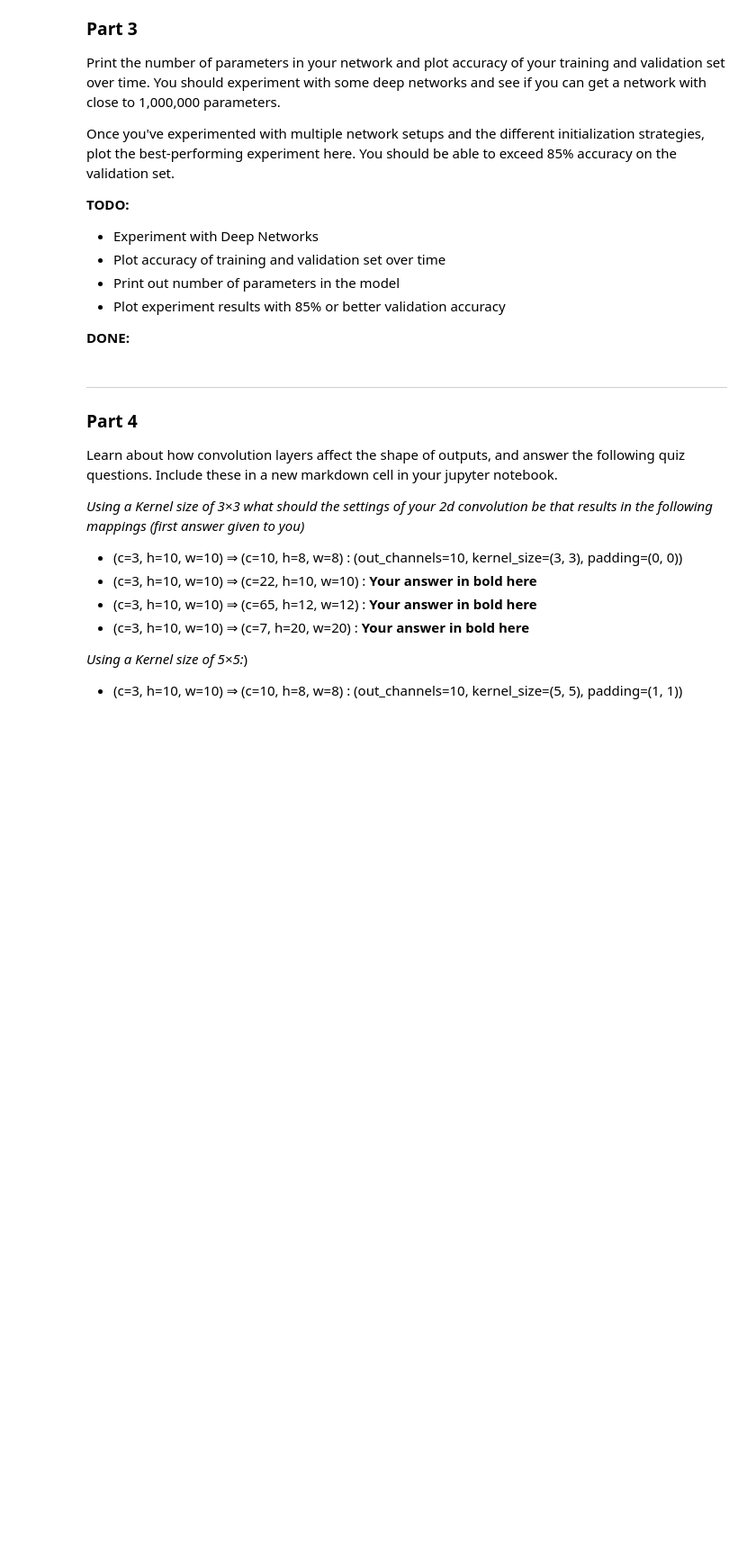
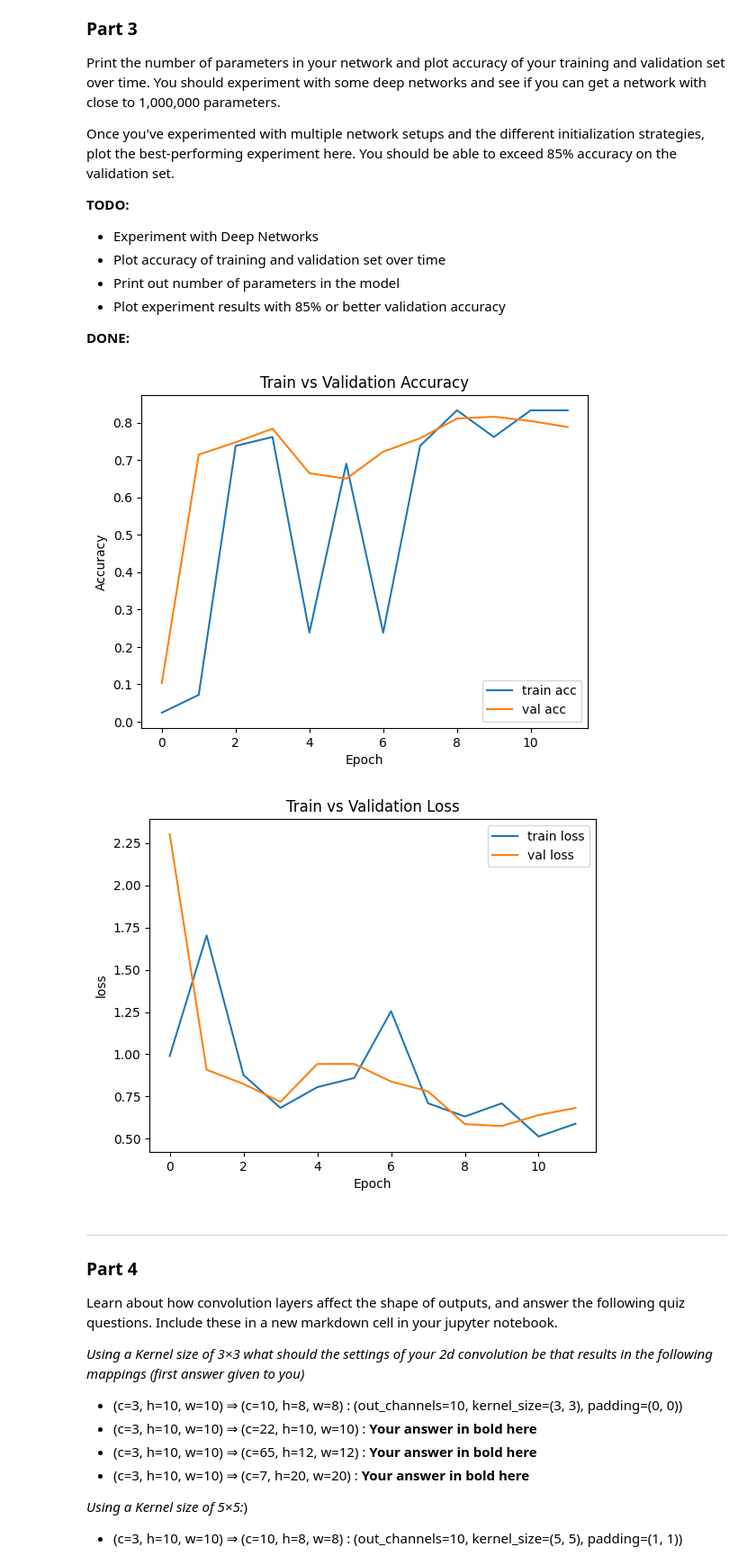
Before and after one commit to abjohnson117/torch_prac, a Jupyter notebook: lab3/lab3 (3).ipynb, the cells around one changed output. Shown: that part at 90% size. Drawn from its saved outputs; the diff is of its cells as text; code cells hidden in the pictures; blank space fills up the shorter version.

Commit message:
Got model to work and train, now to make better nn

```diff
--- a/lab3/lab3 (3).ipynb
+++ b/lab3/lab3 (3).ipynb
@@ -205,7 +205,7 @@ val_loader = DataLoader(val_dataset, batch_size=42)
 model = ConvNetwork(train_dataset)
 model = model.to(device)
 # Initialize Objective and Optimizer and other parameters
-objective = CrossEntropyLoss() #TODO: create Cross entropy loss
+objective = nn.CrossEntropyLoss() #TODO: create Cross entropy loss
 optimizer = optim.Adam(model.parameters(), lr=1e-4)
 # Initialize empty train and validation loss lists
 train_loss = []
@@ -264,3 +265,7 @@ KeyboardInterrupt:
+# %%
+train_bool = True
+if train_bool:
+    train_loss, val_loss, train_acc_mean, val_acc_mean = train()
 # %% [markdown]
 
 ___
@@ -287,3 +287,30 @@ Once you've experimented with multiple network setups and the different initiali
+# %%
+
+# Go back up and try a few different networks and initialization strategies
+# Plot loss if you want
+# Plot accuracy
+def acc_plotter(train_acc, val_acc):
+    plt.plot(np.arange(len(train_acc)),train_acc,label="train acc")
+    plt.plot(np.arange(len(val_acc)),val_acc,label="val acc")
+    plt.title("Train vs Validation Accuracy")
+    plt.xlabel("Epoch")
+    plt.ylabel("Accuracy")
+    plt.legend()
+    plt.show()
+
+def loss_plotter(train_loss, val_loss):
+    plt.plot(np.arange(len(train_loss)),train_loss,label="train loss")
+    plt.plot(np.arange(len(val_loss)),val_loss,label="val loss")
+    plt.title("Train vs Validation Loss")
+    plt.xlabel("Epoch")
+    plt.ylabel("Loss")
+    plt.legend()
+    plt.show()
+acc_plotter(train_acc_mean,val_acc_mean)
+loss_plotter(train_loss,val_loss)
+# %% [output]
+[figure, added]
+[figure, added]
 # %%
 # Compute and print the number of parameters in the model
 # %% [markdown]
```
Also changed, not shown: parts of 3 cells of this notebook.
